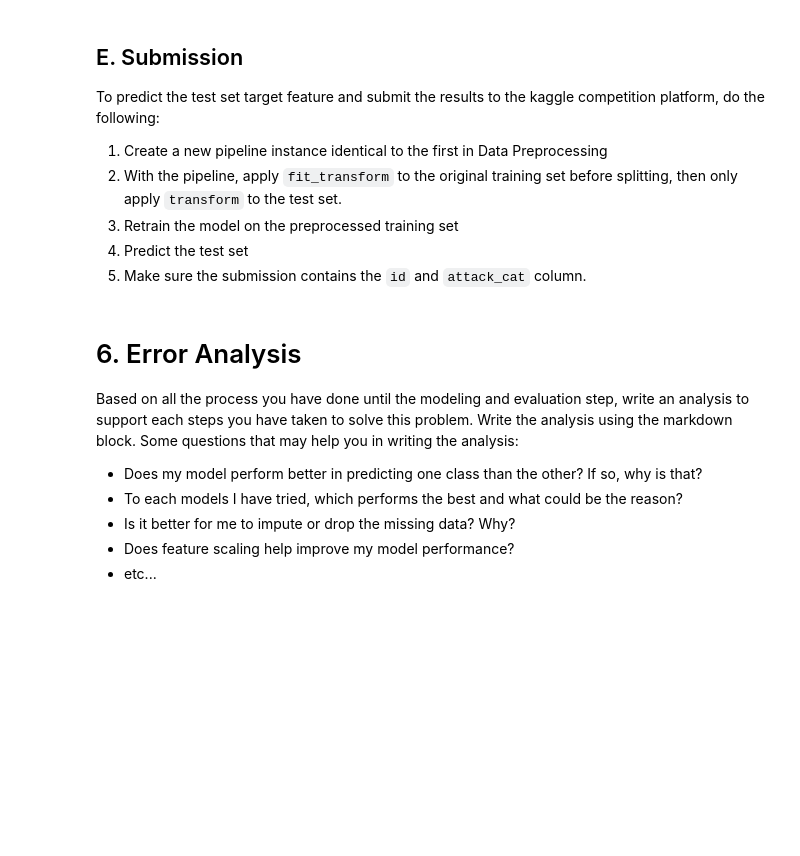
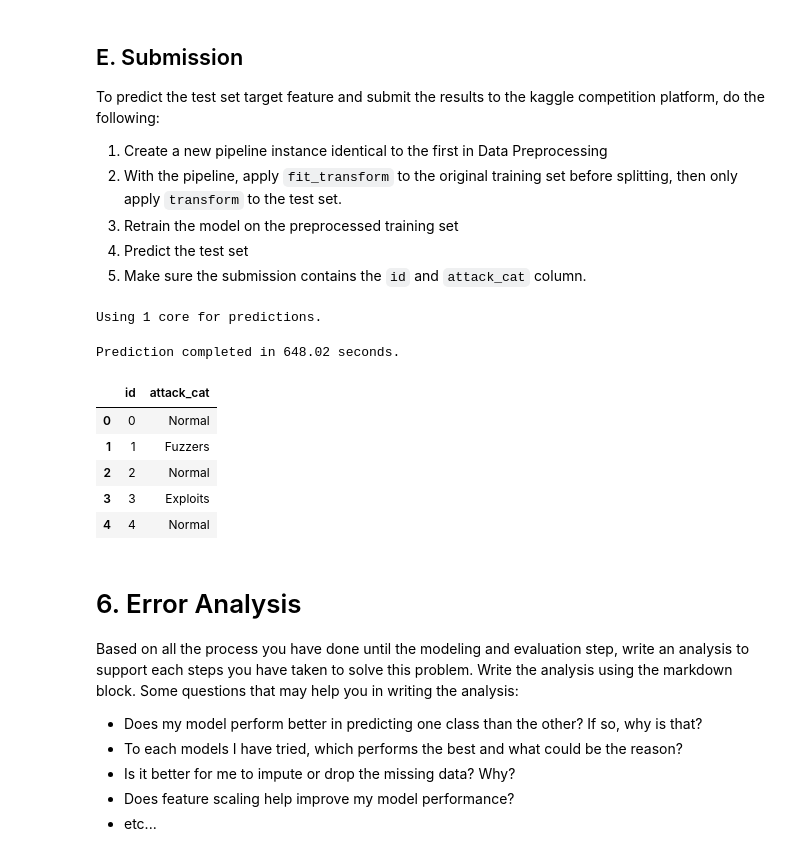
Before and after one commit to satriadhikara/Tubes2_AI_JojoCuriBerkas, a Jupyter notebook: src/IF3170 Artificial Intelligence - Tugas Besar 2 Notebook Template.ipynb, the cells around one changed output. Cells and saved outputs as stored; diff of their text form; code cells hidden in the pictures; blank space fills up the shorter version.

Commit message:
feat: add data cleaning, preprocessing,  modeling, and submission

```diff
--- a/src/IF3170 Artificial Intelligence - Tugas Besar 2 Notebook Template.ipynb
+++ b/src/IF3170 Artificial Intelligence - Tugas Besar 2 Notebook Template.ipynb
@@ -649,3 +939,50 @@ To predict the test set target feature and submit the results to the kaggle comp
+# %%
+# 1. Create a new pipeline instance identical to the first in Data Preprocessing
+pipe = Pipeline([("encoder", FeatureEncoder()),
+                 ("outlier", OutlierTransformer()),
+                 ("imputer", FeatureImputer()),
+                 ("variance_threshold", VarianceThresholdSelector()),
+                 ("correlation_threshold", DropColumnsByCorrelation()),
+                 ("scaler", FeatureScaler()),
+                 ("minmax", MinMaxScalerImputer()),
+                 ("pca", PCAImputer())])
+
+# 2. With the pipeline, apply `fit_transform` to the original training set before splitting, then only apply `transform` to the test set.
+X_train = UNSW_feat_train.drop(columns=['label', 'attack_cat'])
+y_train = UNSW_feat_train['attack_cat']
+
+X_train = pipe.fit_transform(X_train)
+# %%
+X_test = UNSW_feat_test
+X_test = pipe.transform(X_test)
+# %%
+# 3. Retrain the model on the preprocessed training set
+
+knn = KNN(k = 5)
+
+knn.fit(X_train, y_train)
+
+# 4. Predict the test set
+
+y_pred = knn.predict(X_test)
+# %% [output]
+Using 1 core for predictions.
+Prediction completed in 648.02 seconds.
+# %%
+# 5. Make sure the submission contains the `id` and `attack_cat` column. The `id` column should be the same as the test set, and the `attack_cat` column should be the predicted target feature.
+
+submission = pd.DataFrame({'id': UNSW_feat_test['id'], 'attack_cat': y_pred})
+
+submission.to_csv('submission.csv', index=False)
+
+submission.head()
+# %% [output]
+|  | id | attack_cat |
+| 0 | 0 | Normal |
+| 1 | 1 | Fuzzers |
+| 2 | 2 | Normal |
+| 3 | 3 | Exploits |
+| 4 | 4 | Normal |
 # %% [markdown]
 # 6. Error Analysis
 
```
Also changed, not shown: parts of 35 cells of this notebook, 3 other files.
